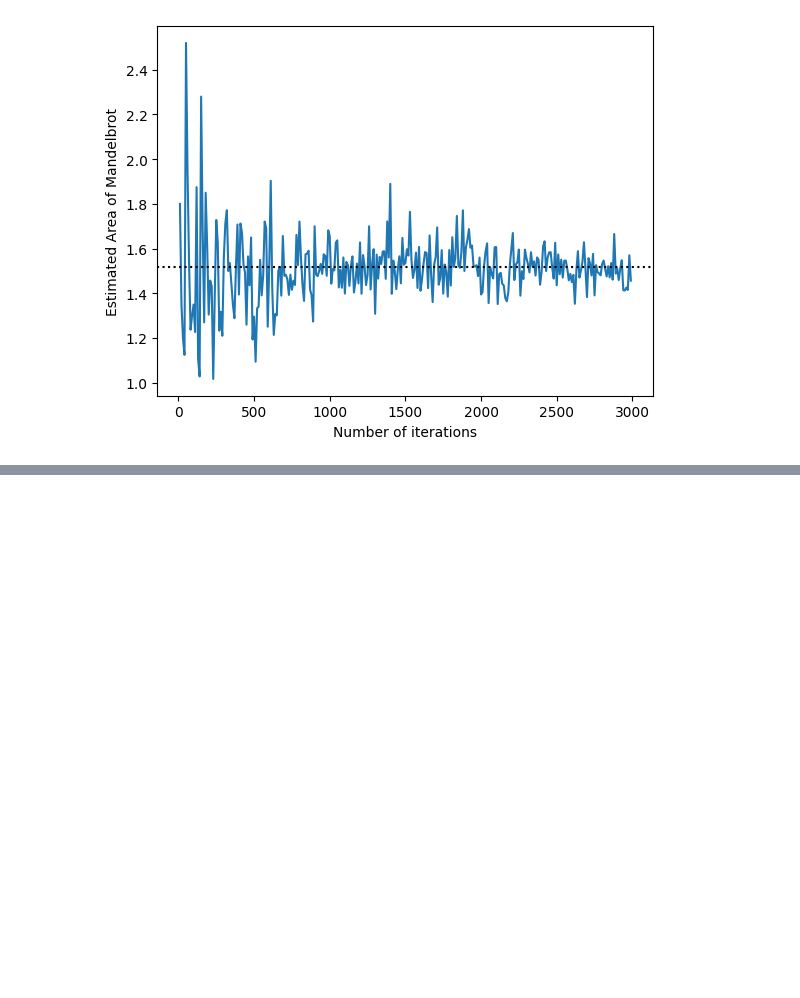
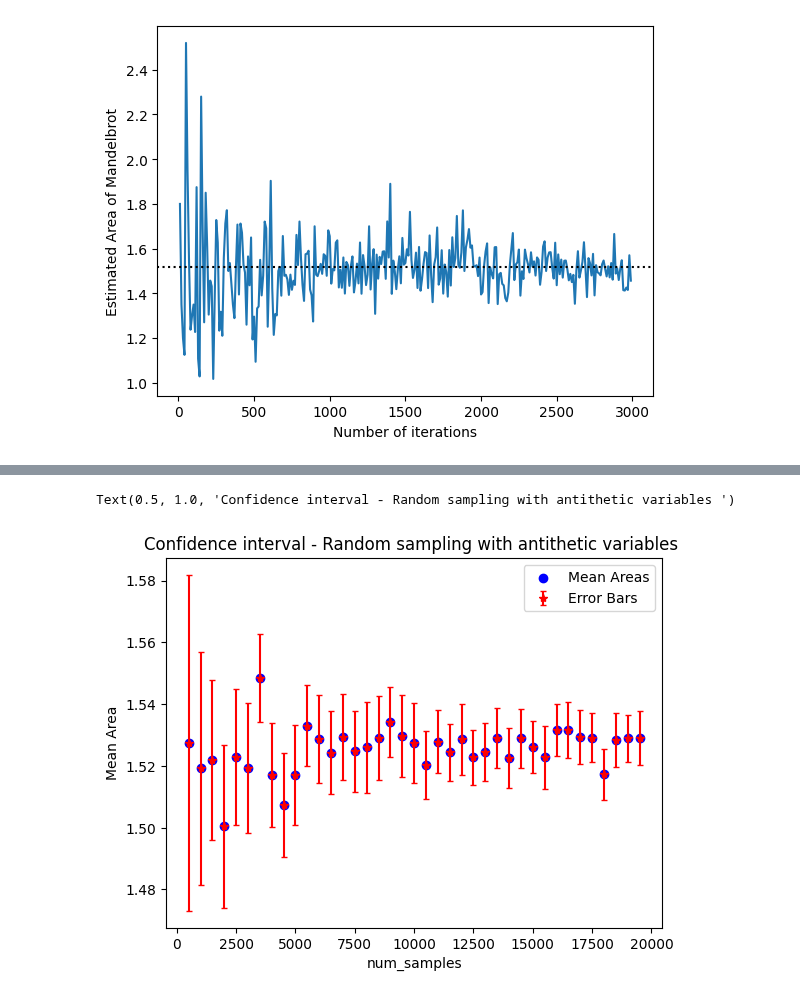
Before and after one commit to KeniaLS/Stoc_Sim_Assignment1, a Jupyter notebook: SS_Kenia_Divya_Assignment1.ipynb, the cells around one changed output, grey strips where cells are left out. Saved outputs shown, nothing was run; the diff lists cells and outputs as text; code cells hidden in the pictures; blank space fills up the shorter version.

```diff
--- a/SS_Kenia_Divya_Assignment1.ipynb
+++ b/SS_Kenia_Divya_Assignment1.ipynb
@@ -783,0 +903,10 @@ Standard deviation of Mandelbrot for Iterations = 100 and Samples = 1600: 0.1332
+# %%
+plt.scatter(num_samples_anti, mean_ev_anti, label='Mean Areas', color='blue')
+plt.errorbar(num_samples_anti, mean_ev_anti, yerr=ci_ev_anti, fmt='*', color='red', capsize=2, label='Error Bars')
+plt.xlabel('num_samples')
+plt.ylabel('Mean Area')
+plt.legend()
+plt.title('Confidence interval - Random sampling with antithetic variables ')
+# %% [output]
+Text(0.5, 1.0, 'Confidence interval - Random sampling with antithetic variables ')
+[figure, added]
```
Also changed, not shown: parts of 10 cells of this notebook.
